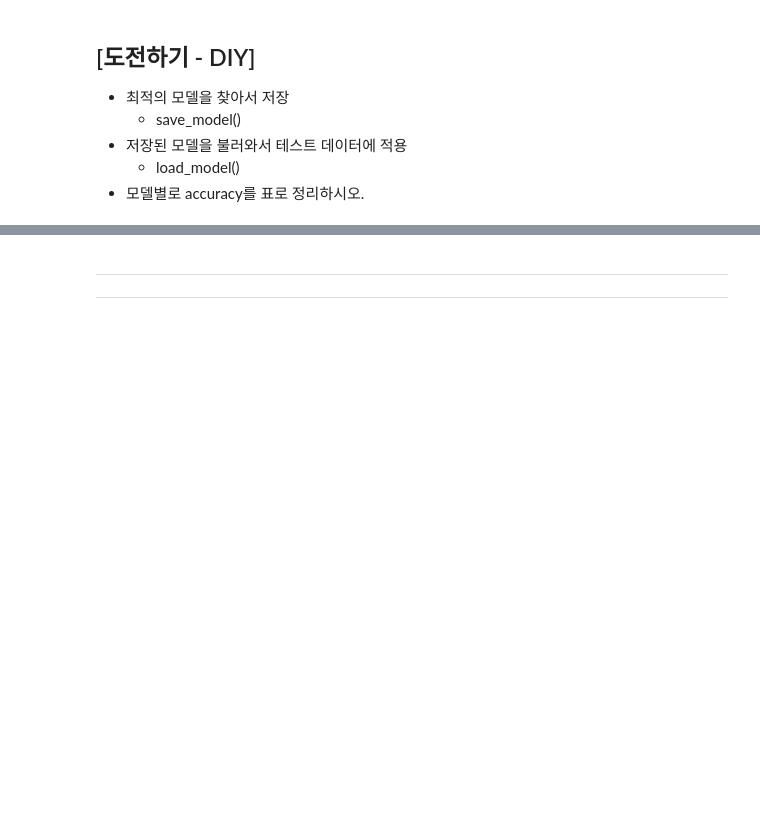
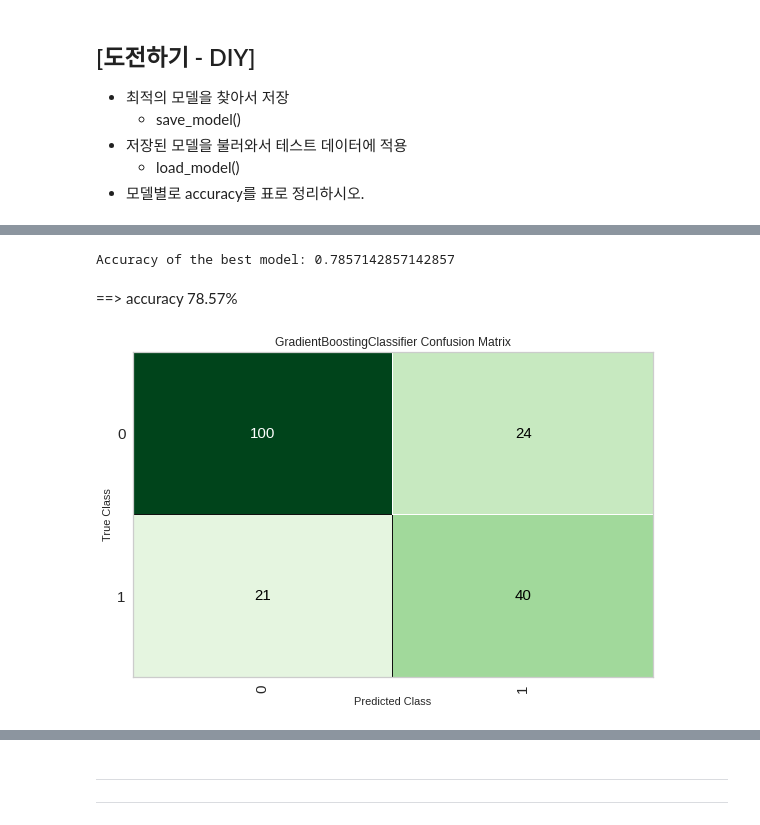
Before and after one commit to ducodbs0516/pdm18, a Jupyter notebook: py-tensorflow/DL4-autoML/diabetes_autoML_df_df2.ipynb, the cells around one changed output, grey strips where cells are left out. Saved outputs shown, nothing was run; the diff lists cells and outputs as text; code cells hidden in the pictures; blank space fills up the shorter version.

```diff
--- a/py-tensorflow/DL4-autoML/diabetes_autoML_df_df2.ipynb
+++ b/py-tensorflow/DL4-autoML/diabetes_autoML_df_df2.ipynb
@@ -565,0 +610,2 @@ plot_model(best_model2, plot = 'feature')
+# %%
+best_model1 = compare_models(sort='Accuracy')
@@ -565,0 +641,2 @@ plot_model(best_model2, plot = 'feature')
+# %%
+best1 = create_model(best_model1)
@@ -565,0 +705,15 @@ plot_model(best_model2, plot = 'feature')
+# %%
+# unseen_predictions
+from sklearn.metrics import accuracy_score
+y_pred = list(df_pred_model1['Label'].values)
+y_true = list(df_pred_model1['Outcome'].values)
+best_accuracy = accuracy_score(y_true, y_pred)
+print("Accuracy of the best model: {}".format(best_accuracy))
+# %% [output]
+Accuracy of the best model: 0.7857142857142857
+# %% [markdown]
+==> accuracy 78.57%
+# %%
+plot_model(best1, plot = 'confusion_matrix')
+# %% [output]
+[figure, added]
```
Also changed, not shown: parts of 26 cells of this notebook.
